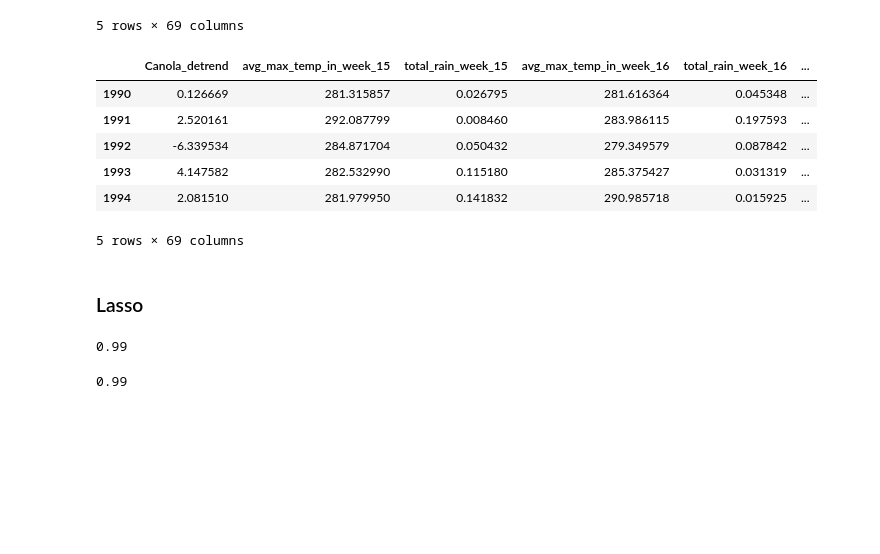
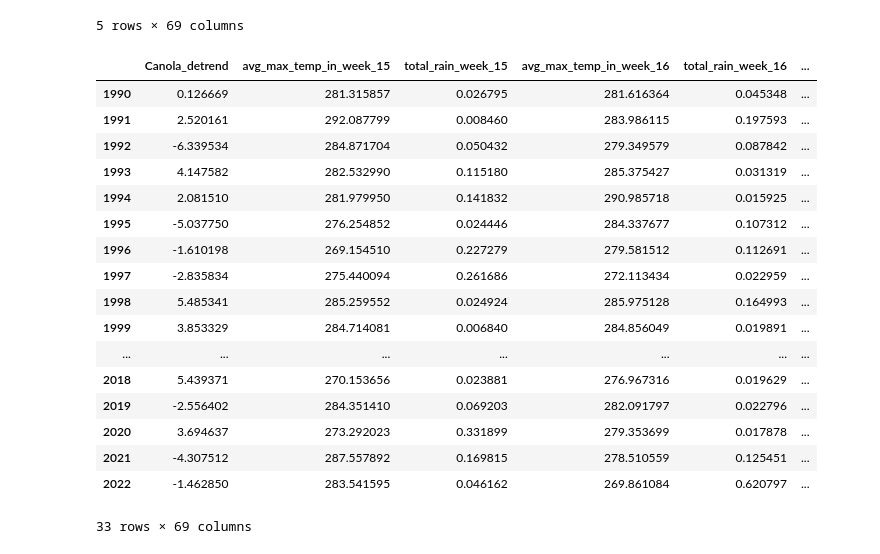
Before and after one commit to Laura-Pldk/Canola_Yield_Prediction, a Jupyter notebook: notebooks/Canola_weekly.ipynb, the cells around one changed output. Cells and saved outputs as stored; diff of their text form; code cells hidden in the pictures; blank space fills up the shorter version.

Commit message:
two weeks feature

```diff
--- a/notebooks/Canola_weekly.ipynb
+++ b/notebooks/Canola_weekly.ipynb
@@ -164,11 +164,11 @@ daily_max_temperatures = dist1_df.resample('D').max()
 daily_max_temperatures = daily_max_temperatures.dropna()
 
 # Resample again to get the average of the maximum temperatures for each week
-weekly_avg_max_temperatures = daily_max_temperatures.resample('W-Mon').mean()
+weekly_avg_max_temperatures = daily_max_temperatures.resample('14D').mean()
 weekly_avg_max_temperatures = weekly_avg_max_temperatures.dropna()
 
 # Resample to get the cumulative percipitation for each week
-weekly_cum_rain = dist1_df.resample('W-Mon').sum()
+weekly_cum_rain = dist1_df.resample('14D').sum()
 weekly_cum_rain = weekly_cum_rain.dropna()
 
 # Initialize the new column with zeros
@@ -188,24 +188,30 @@ for timestamp in weekly_cum_rain.index:
     weekly_cum_rain.at[timestamp, 'week_number'] = iso_week
 
 
+weekly_avg_max_temperatures['week_number'] = weekly_avg_max_temperatures['week_number'] + (weekly_avg_max_temperatures['week_number'] % 2 == 0)
+weekly_cum_rain['week_number'] = weekly_cum_rain['week_number'] + (weekly_cum_rain['week_number'] % 2 == 0)
+
+
 # Find range of weeks
 min_value = weekly_avg_max_temperatures['week_number'].min()
 max_value = weekly_avg_max_temperatures['week_number'].max()
 
 # Start from week 15 since week 14 is not complete for all years, same for week 45
-for week in range(15, 45):
+for week in range(13, 43, 2):
+
+    next_week = week +1
 
     week_data_temp = weekly_avg_max_temperatures[weekly_avg_max_temperatures['week_number'] == week]
     column_to_append = week_data_temp['t2m'].tolist()
-    canola_dist1.loc[:, f'avg_max_temp_in_week_{week}'] = column_to_append
+    canola_dist1.loc[:, f'avg_max_temp_in_week_{week}_and_{next_week}'] = column_to_append
 
     week_data_rain = weekly_cum_rain[weekly_cum_rain['week_number'] == week]
     column_to_append = week_data_rain['tp'].tolist()
-    canola_dist1.loc[:, f'total_rain_week_{week}'] = column_to_append
+    canola_dist1.loc[:, f'total_rain_week_{week}_and_{next_week}'] = column_to_append
 
 
 print(canola_dist1.columns)
-#canola_dist1.head()
+canola_dist1.head()
 
-#ergiebt laggen überhaupt Sinn?
+#manchmal Wochen 13-43 und manchmal wochen 12-42,
 # %% [output]
@@ -228,0 +302,13 @@ Index(['Canola_detrend', 'avg_max_temp_in_week_15', 'total_rain_week_15',
+# %%
+for month in range(4,11):
+
+    daily_max_temperatures = dist1_df.resample('D').max()
+    monthly_avg_max_temperatures = daily_max_temperatures.resample('MS').mean()
+
+#     dist1_df_month = dist1_df.resample('MS').mean()
+    month_data = monthly_avg_max_temperatures[monthly_avg_max_temperatures.index.month == month]
+
+    column_to_append = month_data['t2m'].tolist()
+    canola_dist1.loc[:, f'average_max_temp_in_{month}'] = column_to_append
+
+canola_dist1.head()
@@ -269,37 +363,23 @@ canola_dist1.head()
 | 1994 | 2.081510 | 281.979950 | 0.141832 | 290.985718 | 0.015925 | ... |
 5 rows × 69 columns
 # %%
-canola_dist1.head()
+canola_dist1
 # %% [output]
 |  | Canola_detrend | avg_max_temp_in_week_15 | total_rain_week_15 | avg_max_temp_in_week_16 | total_rain_week_16 | ... |
 | 1990 | 0.126669 | 281.315857 | 0.026795 | 281.616364 | 0.045348 | ... |
 | 1991 | 2.520161 | 292.087799 | 0.008460 | 283.986115 | 0.197593 | ... |
 | 1992 | -6.339534 | 284.871704 | 0.050432 | 279.349579 | 0.087842 | ... |
 | 1993 | 4.147582 | 282.532990 | 0.115180 | 285.375427 | 0.031319 | ... |
 | 1994 | 2.081510 | 281.979950 | 0.141832 | 290.985718 | 0.015925 | ... |
+| 1995 | -5.037750 | 276.254852 | 0.024446 | 284.337677 | 0.107312 | ... |
+| 1996 | -1.610198 | 269.154510 | 0.227279 | 279.581512 | 0.112691 | ... |
+| 1997 | -2.835834 | 275.440094 | 0.261686 | 272.113434 | 0.022959 | ... |
+| 1998 | 5.485341 | 285.259552 | 0.024924 | 285.975128 | 0.164993 | ... |
+| 1999 | 3.853329 | 284.714081 | 0.006840 | 284.856049 | 0.019891 | ... |
+| ... | ... | ... | ... | ... | ... | ... |
+| 2018 | 5.439371 | 270.153656 | 0.023881 | 276.967316 | 0.019629 | ... |
+| 2019 | -2.556402 | 284.351410 | 0.069203 | 282.091797 | 0.022796 | ... |
+| 2020 | 3.694637 | 273.292023 | 0.331899 | 279.353699 | 0.017878 | ... |
+| 2021 | -4.307512 | 287.557892 | 0.169815 | 278.510559 | 0.125451 | ... |
+| 2022 | -1.462850 | 283.541595 | 0.046162 | 269.861084 | 0.620797 | ... |
-5 rows × 69 columns
+33 rows × 69 columns
-# %% [markdown]
-### Lasso
-# %%
-from numpy import arange
-from sklearn.linear_model import LassoCV
-from sklearn.model_selection import RepeatedKFold
-
-#define predictor and response variables
-X = canola_dist1.iloc[:, 1:3]
-y = canola_dist1["Canola_detrend"]
-
-#define cross-validation method to evaluate model
-cv = RepeatedKFold(n_splits=10, n_repeats=3, random_state=1)
-
-#define model
-model = LassoCV(alphas=arange(0, 1, 0.01), cv=cv, n_jobs=-1)
-
-#fit model
-model.fit(X, y)
-
-#display lambda that produced the lowest test MSE
-print(model.alpha_)
-# %% [output]
-0.99
-0.99
```
Also changed, not shown: parts of 5 cells of this notebook.
